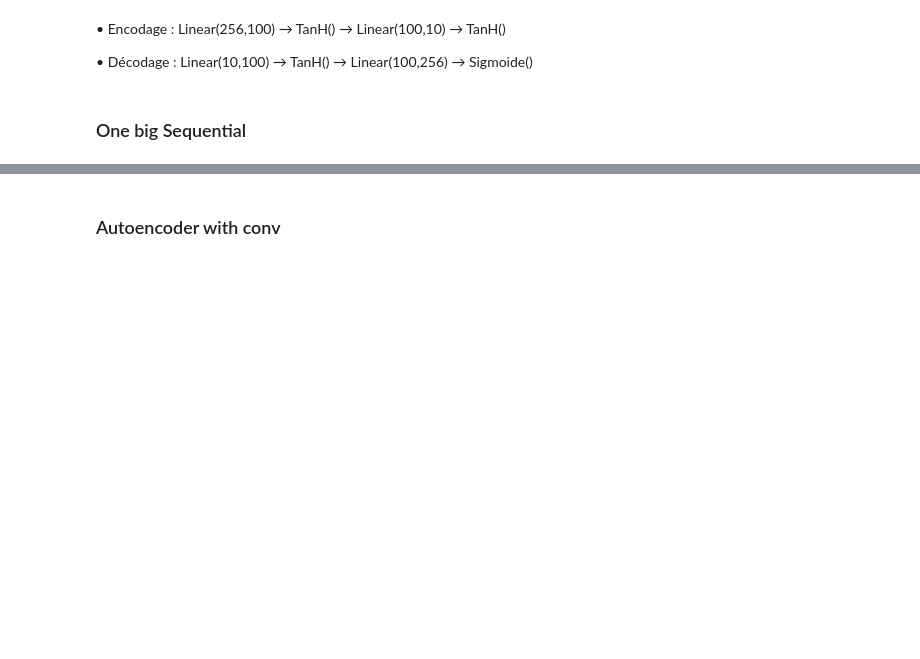
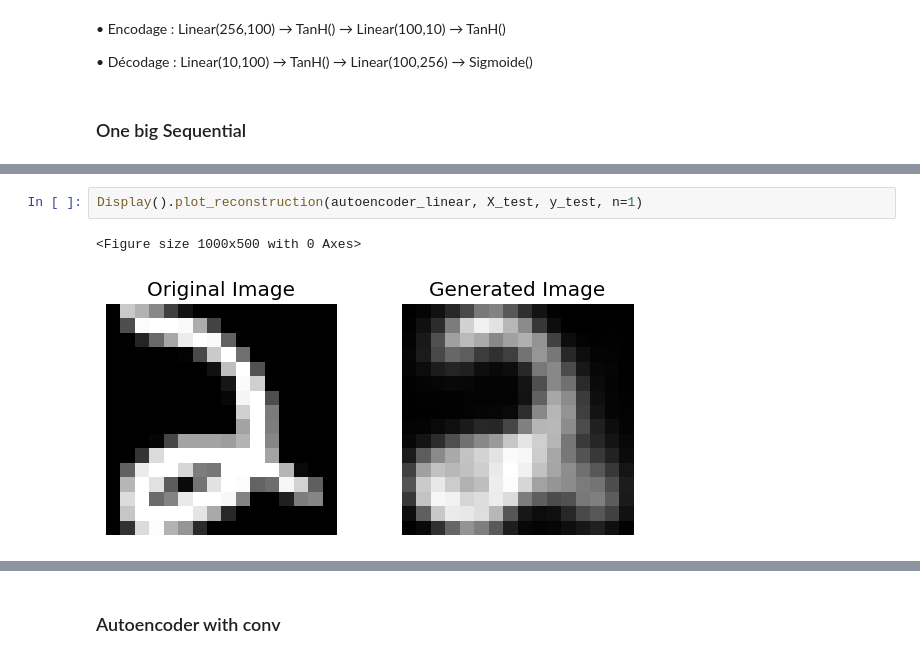
Before and after one commit to Tikai7/Pylamp, a Jupyter notebook: src/AutoEncoderExperiment.ipynb, the cells around one changed output, grey strips where cells are left out. Drawn from its saved outputs; the diff is of its cells as text; blank space fills up the shorter version.

```diff
--- a/src/AutoEncoderExperiment.ipynb
+++ b/src/AutoEncoderExperiment.ipynb
@@ -67,0 +77,5 @@ Original VS AutoEncoder output:
+# %%
+Display().plot_reconstruction(autoencoder_linear, X_test, y_test, n=1)
+# %% [output]
+<Figure size 1000x500 with 0 Axes>
+[figure, added]
```
Also changed, not shown: parts of 33 cells of this notebook, 14 other files.
